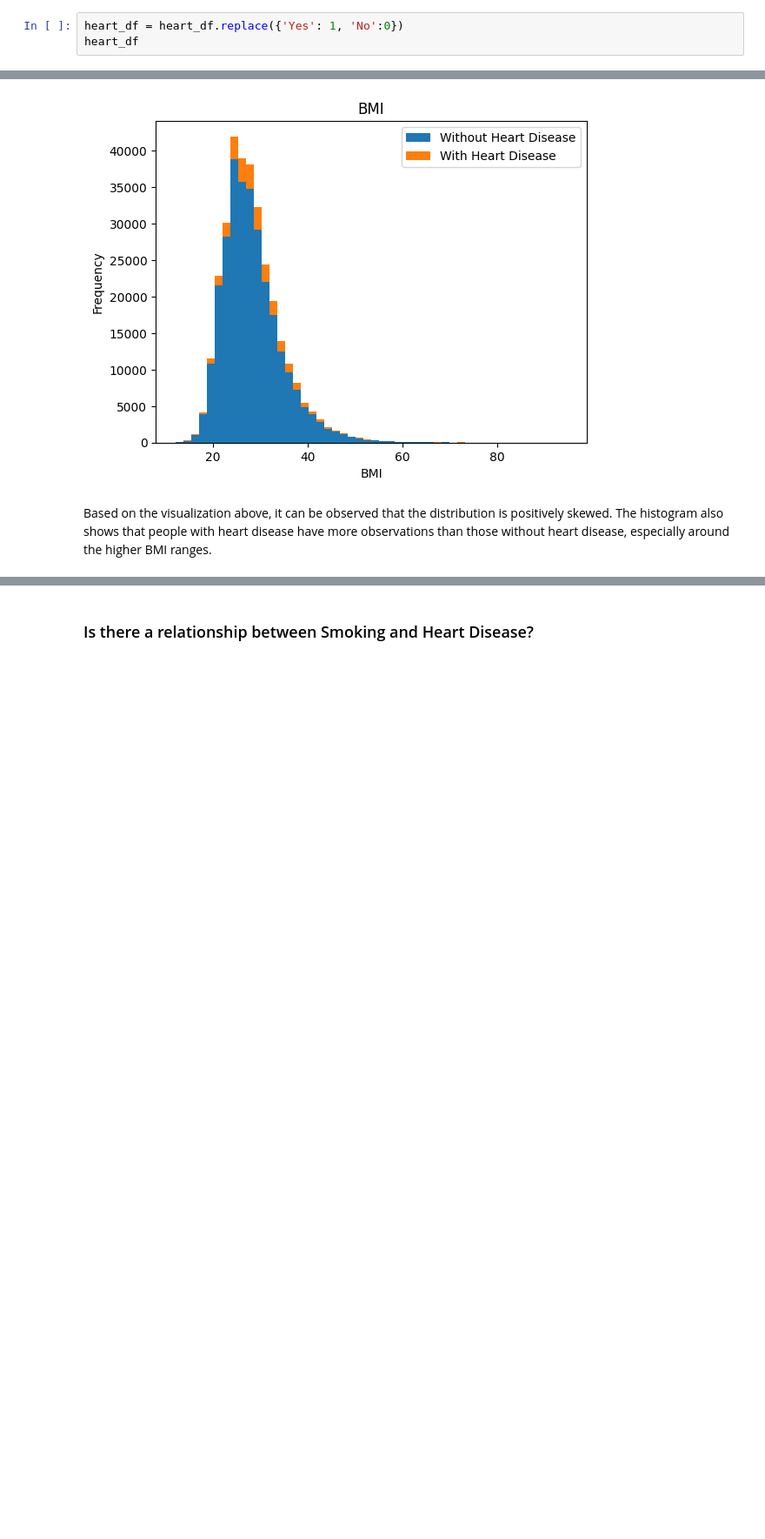
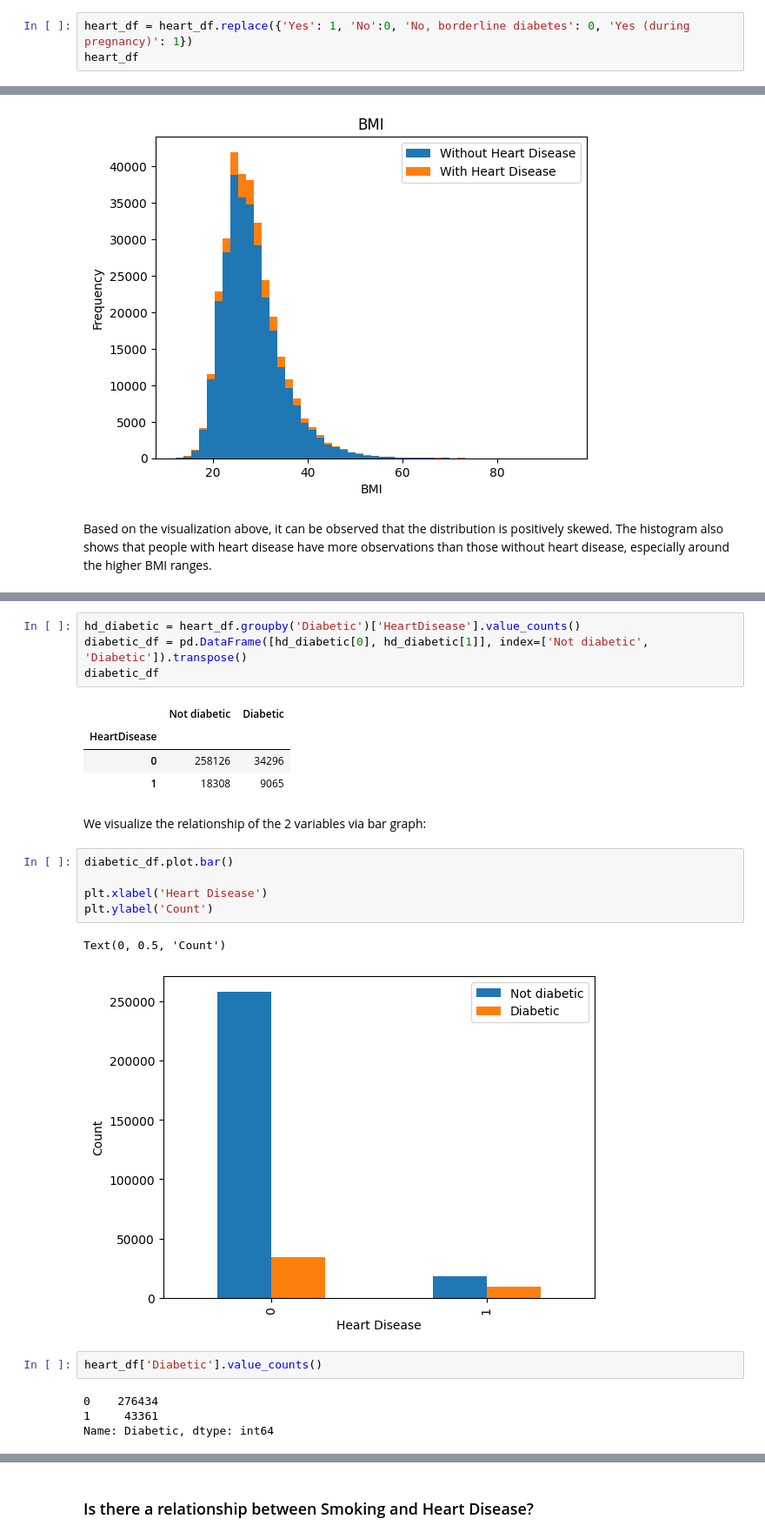
Before and after one commit to rijopalla/CSMODEL-MCO, a Jupyter notebook: MCO_Group 9.ipynb, the cells around one changed output, grey strips where cells are left out. Shown at 87% size. Drawn from its saved outputs; the diff is of its cells as text; blank space fills up the shorter version.

```diff
--- a/MCO_Group 9.ipynb
+++ b/MCO_Group 9.ipynb
@@ -139,7 +138,7 @@ from scipy import stats
 # %% [markdown]
 Since some columns contain boolean values, we must first apply one-hot encoding to aid in the analysis.
 # %%
-heart_df = heart_df.replace({'Yes': 1, 'No':0})
+heart_df = heart_df.replace({'Yes': 1, 'No':0, 'No, borderline diabetes': 0, 'Yes (during pregnancy)': 1})
 heart_df
 # %% [output]
 |  | HeartDisease | BMI | Smoking | AlcoholDrinking | Stroke | PhysicalHealth | MentalHealth | DiffWalking | ... |
@@ -271,0 +215,25 @@ Although the values of each age range are visually close to each other, our stat
+# %%
+hd_diabetic = heart_df.groupby('Diabetic')['HeartDisease'].value_counts()
+diabetic_df = pd.DataFrame([hd_diabetic[0], hd_diabetic[1]], index=['Not diabetic', 'Diabetic']).transpose()
+diabetic_df
+# %% [output]
+|  | Not diabetic | Diabetic |
+| HeartDisease |  |  |
+| 0 | 258126 | 34296 |
+| 1 | 18308 | 9065 |
+# %% [markdown]
+We visualize the relationship of the 2 variables via bar graph:
+# %%
+diabetic_df.plot.bar()
+
+plt.xlabel('Heart Disease')
+plt.ylabel('Count')
+# %% [output]
+Text(0, 0.5, 'Count')
+[figure, added]
+# %%
+heart_df['Diabetic'].value_counts()
+# %% [output]
+0    276434
+1     43361
+Name: Diabetic, dtype: int64
```
Also changed, not shown: parts of 22 cells of this notebook.
